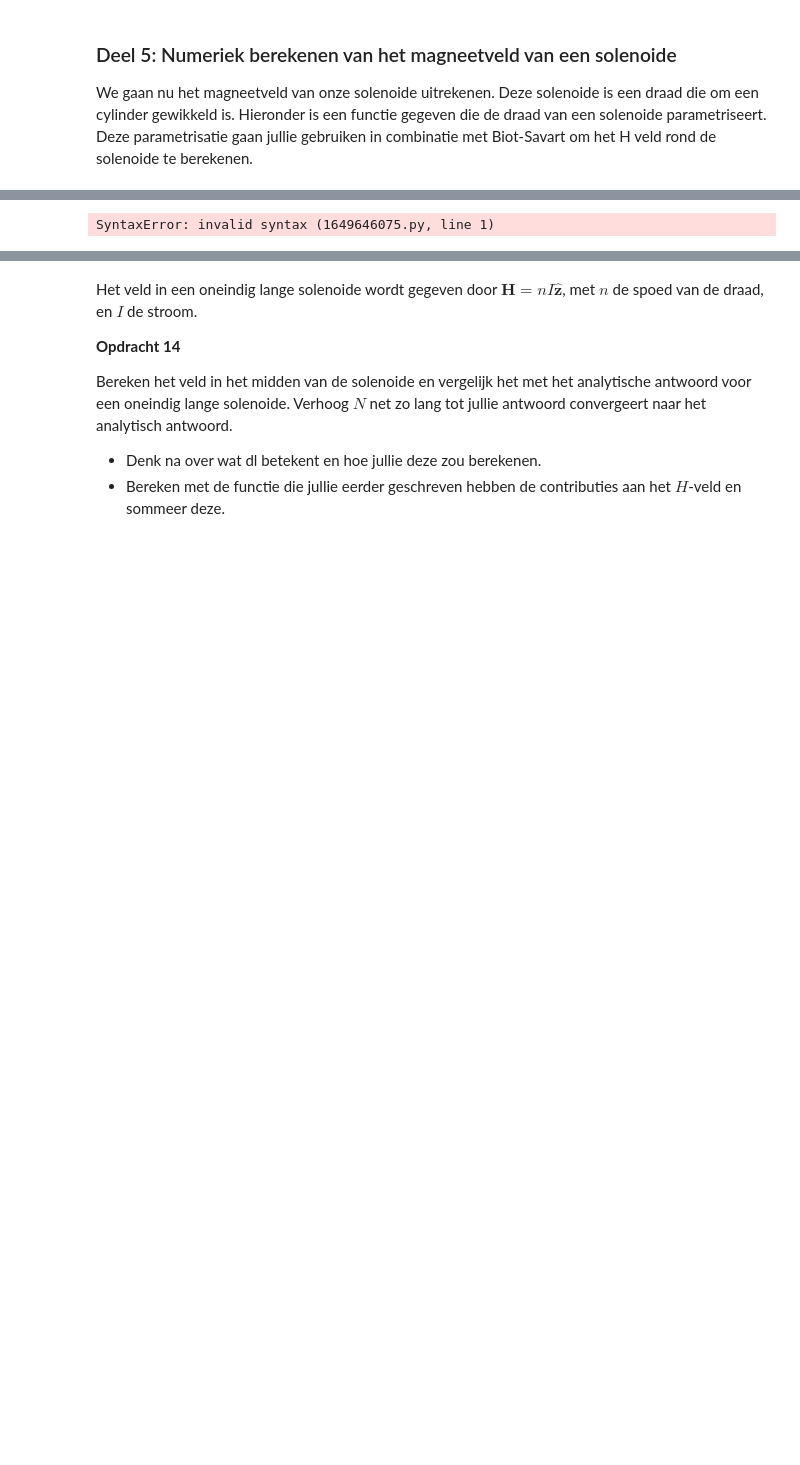
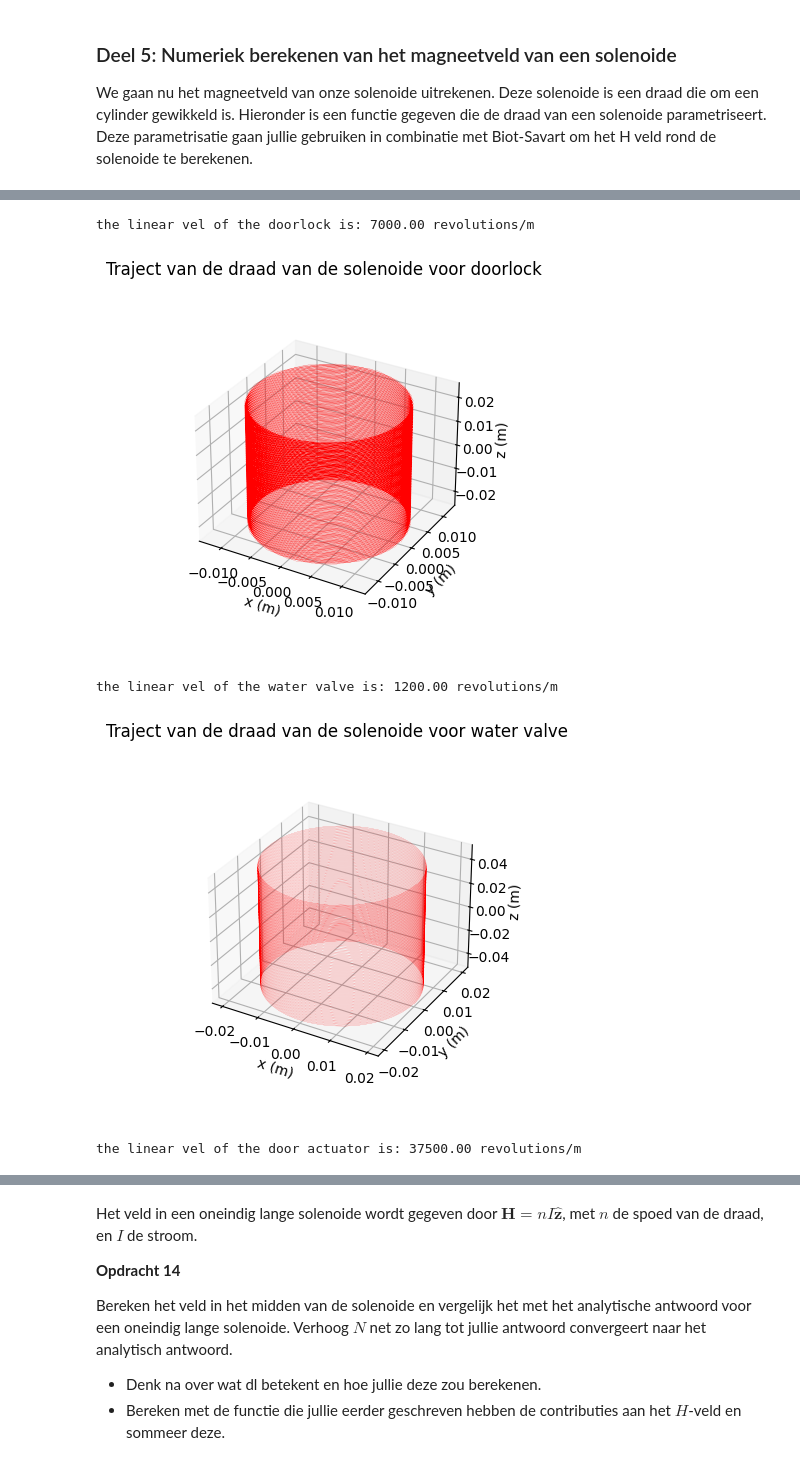
Before and after one commit to samlindner/opdrachten-DEF-D, a Jupyter notebook: 2KrachtactuatorOpdracht/KrachtactuatorOpdracht.ipynb, the cells around one changed output, grey strips where cells are left out. Saved outputs shown, nothing was run; the diff lists cells and outputs as text; code cells hidden in the pictures; blank space fills up the shorter version.

```diff
--- a/2KrachtactuatorOpdracht/KrachtactuatorOpdracht.ipynb
+++ b/2KrachtactuatorOpdracht/KrachtactuatorOpdracht.ipynb
@@ -428,16 +435,59 @@ a. Bereken het aantal omwentelingen van je draad, hierbij mag je aannemen dat de
 b. Bereken de $x$, $y$ en $z$ coordinaten.\
 c. Bereken de spoed, in eenheden van aantal omwentelingen per meter, en print dit.
 # %%
-l_draad = # Lengte draad
-r_sol = # Straal solenoide
-L_sol = # Lengte solenoide
-N = # Aantal wikkeling
-
+##doorlock##
+l_draad = 26.389 # Lengte draad
+r_sol = 0.012# Straal solenoide
+L_sol = 0.05# Lengte solenoide
+N = 350# Aantal wikkeling
+dt = 5000#num sim points
+x,y,z=parametrisatie(dt,r_sol,N,L_sol)
+spoed_doorlock=N/L_sol #linear vel (spoed)
+print(f'the linear vel of the doorlock is: {spoed_doorlock:.2f} revolutions/m')
 # Enkele plots
 ax=plt.figure().add_subplot(projection='3d')
-plt.title('Traject van de draad van de solenoide')
+plt.title('Traject van de draad van de solenoide voor doorlock')
 plt.plot(x, y, z, '-r', linewidth=0.1)
 ax.set_box_aspect(aspect=None, zoom=0.8)
 ax.set_xlabel('x (m)'), ax.set_ylabel('y (m)'), ax.set_zlabel('z (m)')
+plt.show()
+
+##water valve##
+l_draad = 15.08 # Lengte draad
+r_sol = 0.02# Straal solenoide
+L_sol = 0.1# Lengte solenoide
+N = 120# Aantal wikkeling
+dt = 5000#num sim points
+x,y,z=parametrisatie(dt,r_sol,N,L_sol)
+spoed_valve=N/L_sol #linear vel (spoed)
+print(f'the linear vel of the water valve is: {spoed_valve:.2f} revolutions/m')
+# Enkele plots
+ax=plt.figure().add_subplot(projection='3d')
+plt.title('Traject van de draad van de solenoide voor water valve')
+plt.plot(x, y, z, '-r', linewidth=0.1)
+ax.set_box_aspect(aspect=None, zoom=0.8)
+ax.set_xlabel('x (m)'), ax.set_ylabel('y (m)'), ax.set_zlabel('z (m)')
+plt.show()
+
+##door actuator##
+l_draad = 113.09 # Lengte draad
+r_sol = 0.012# Straal solenoide
+L_sol = 0.04# Lengte solenoide
+N = 1500# Aantal wikkeling
+dt = 50000#num sim points
+x,y,z=parametrisatie(dt,r_sol,N,L_sol)
+spoed_actuator=N/L_sol #linear vel (spoed)
+print(f'the linear vel of the door actuator is: {spoed_actuator:.2f} revolutions/m')
+# Enkele plots
+ax=plt.figure().add_subplot(projection='3d')
+plt.title('Traject van de draad van de solenoide voor door actuator')
+plt.plot(x, y, z, '-r', linewidth=0.1)
+ax.set_box_aspect(aspect=None, zoom=0.8)
+ax.set_xlabel('x (m)'), ax.set_ylabel('y (m)'), ax.set_zlabel('z (m)')
+plt.show()
 # %% [output]
-SyntaxError: invalid syntax (1649646075.py, line 1)
+the linear vel of the doorlock is: 7000.00 revolutions/m
+[figure, added]
+the linear vel of the water valve is: 1200.00 revolutions/m
+[figure, added]
+the linear vel of the door actuator is: 37500.00 revolutions/m
```
Also changed, not shown: parts of 5 cells of this notebook.
